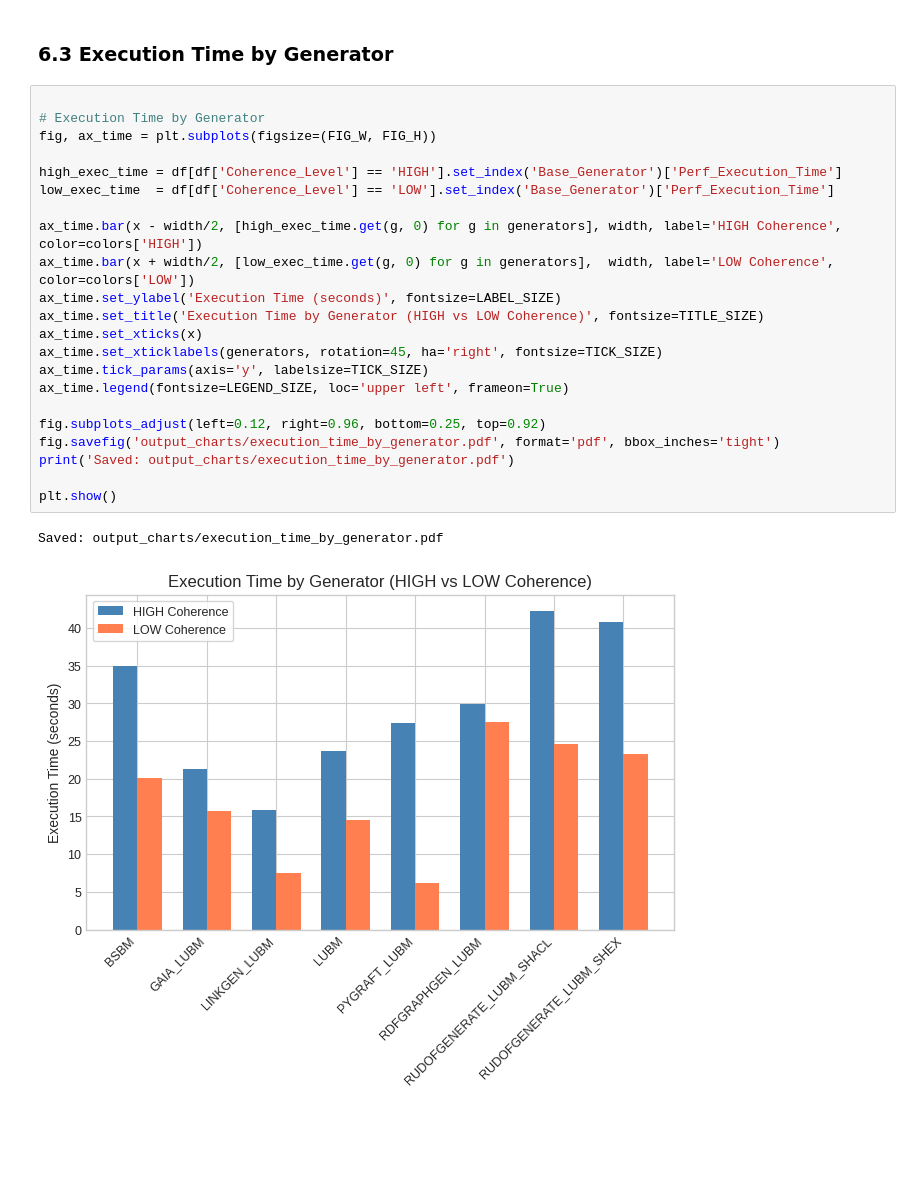
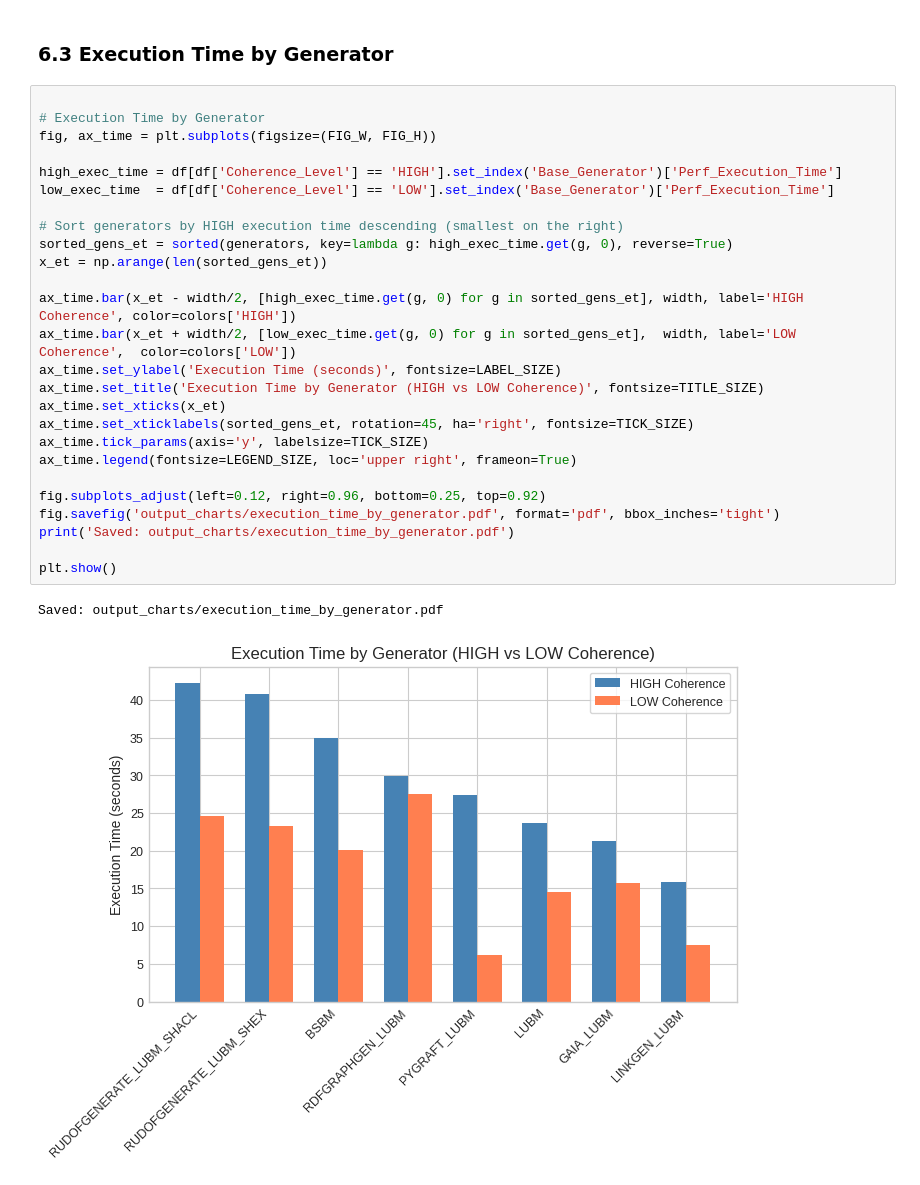
Before and after one commit to DiegoMfer/benchmarks-synthetic-data-generators, a Jupyter notebook: metrics_histogram.ipynb, the cells around one changed output. Cells and saved outputs as stored; diff of their text form; blank space fills up the shorter version.

Commit message:
time adjustment

```diff
--- a/metrics_histogram.ipynb
+++ b/metrics_histogram.ipynb
@@ -268,25 +276,29 @@ Saved: output_charts/coherence_by_generator.pdf
 # %%
 
 # Execution Time by Generator
 fig, ax_time = plt.subplots(figsize=(FIG_W, FIG_H))
 
 high_exec_time = df[df['Coherence_Level'] == 'HIGH'].set_index('Base_Generator')['Perf_Execution_Time']
 low_exec_time  = df[df['Coherence_Level'] == 'LOW'].set_index('Base_Generator')['Perf_Execution_Time']
 
-ax_time.bar(x - width/2, [high_exec_time.get(g, 0) for g in generators], width, label='HIGH Coherence', color=colors['HIGH'])
-ax_time.bar(x + width/2, [low_exec_time.get(g, 0) for g in generators],  width, label='LOW Coherence',  color=colors['LOW'])
+# Sort generators by HIGH execution time descending (smallest on the right)
+sorted_gens_et = sorted(generators, key=lambda g: high_exec_time.get(g, 0), reverse=True)
+x_et = np.arange(len(sorted_gens_et))
+
+ax_time.bar(x_et - width/2, [high_exec_time.get(g, 0) for g in sorted_gens_et], width, label='HIGH Coherence', color=colors['HIGH'])
+ax_time.bar(x_et + width/2, [low_exec_time.get(g, 0) for g in sorted_gens_et],  width, label='LOW Coherence',  color=colors['LOW'])
 ax_time.set_ylabel('Execution Time (seconds)', fontsize=LABEL_SIZE)
 ax_time.set_title('Execution Time by Generator (HIGH vs LOW Coherence)', fontsize=TITLE_SIZE)
-ax_time.set_xticks(x)
-ax_time.set_xticklabels(generators, rotation=45, ha='right', fontsize=TICK_SIZE)
+ax_time.set_xticks(x_et)
+ax_time.set_xticklabels(sorted_gens_et, rotation=45, ha='right', fontsize=TICK_SIZE)
 ax_time.tick_params(axis='y', labelsize=TICK_SIZE)
-ax_time.legend(fontsize=LEGEND_SIZE, loc='upper left', frameon=True)
+ax_time.legend(fontsize=LEGEND_SIZE, loc='upper right', frameon=True)
 
 fig.subplots_adjust(left=0.12, right=0.96, bottom=0.25, top=0.92)
 fig.savefig('output_charts/execution_time_by_generator.pdf', format='pdf', bbox_inches='tight')
 print('Saved: output_charts/execution_time_by_generator.pdf')
 
 plt.show()
 # %% [output]
 Saved: output_charts/execution_time_by_generator.pdf
-[figure, old version]
+[figure, new version]
```
Also changed, not shown: parts of 3 cells of this notebook, 1 other file.
